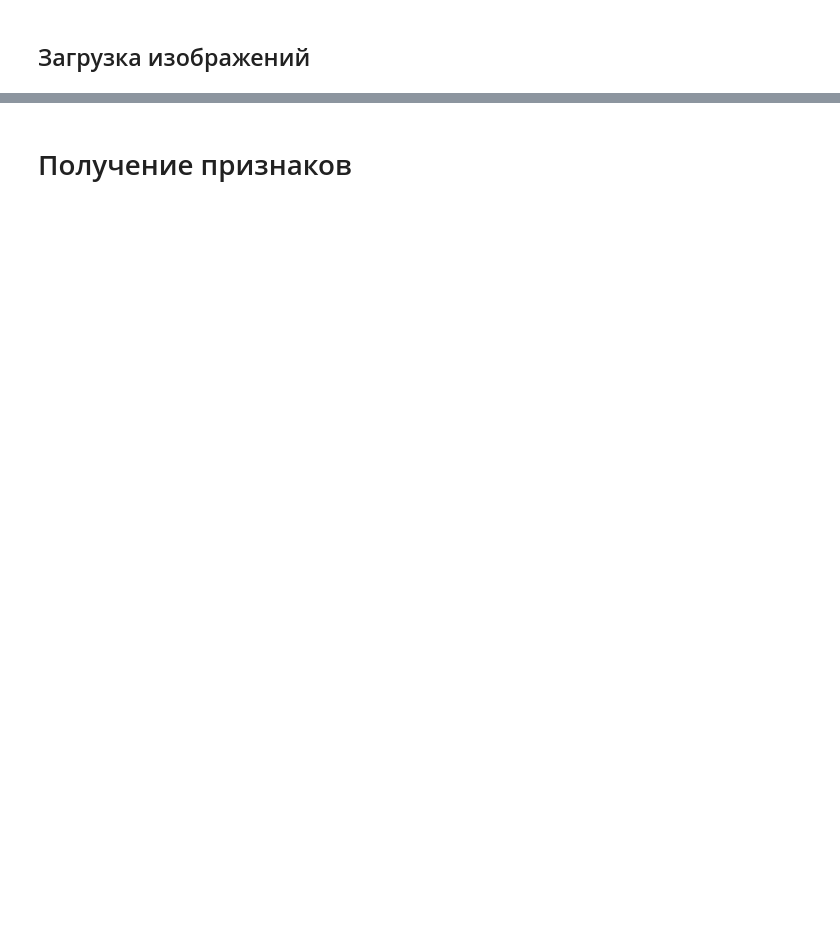
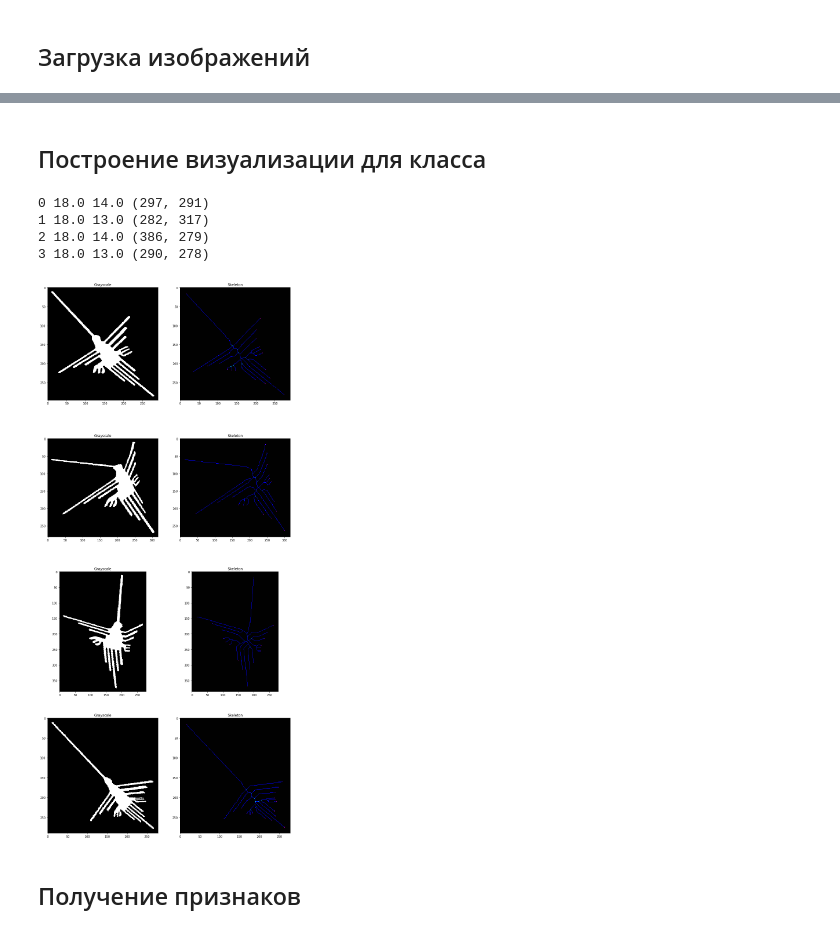
Before and after one commit to etoestja/inf, a Jupyter notebook: mipt/s8/ImageProcessing/2/Images2.ipynb, the cells around one changed output, grey strips where cells are left out. Drawn from its saved outputs; the diff is of its cells as text; code cells hidden in the pictures; blank space fills up the shorter version.

Commit message:
Update Images2

```diff
--- a/mipt/s8/ImageProcessing/2/Images2.ipynb
+++ b/mipt/s8/ImageProcessing/2/Images2.ipynb
@@ -126,0 +197,18 @@ def process_image(im):
+# %%
+features = ['f_leaves', 'f_intersections']
+r = [0] * n_classes
+for i in range(n_classes):
+    idx_class = np.where(y == i)[0]
+    r[i] = {}
+    for f in features:
+        r[i][f] = []
+    for j1 in idx_class:
+        for j2 in idx_class:
+            for f in features:
+                if j1 < j2:
+                    r[i][f].append(abs(res[j1][f] - res[j2][f]))
+# %%
+for i in range(n_classes):
+    for f in features:
+        rr = r[i][f]
+        print("Class {}\t{}:\tMin {} Mean {} Max {}".format(i, f[:10], round(np.min(rr), 2), round(np.mean(rr), 0), np.max(rr)))
@@ -127,2 +230,29 @@ def process_image(im):
+# %% [markdown]
+## Построение визуализации для класса
+# %%
+class_visual = 0
+idx_visual = np.where(y == class_visual)[0]
+res_visual = []
+for i in idx_visual:
+    res_visual.append(res[i])
+#res_visual = process_collection(idx_visual)
+N_visual = len(idx_visual)
+# %%
+for i in range(N_visual):
+    print(idx_visual[i], res_visual[i]['f_leaves'], res_visual[i]['f_intersections'], res_visual[i]['im_bin'].shape)
+# %% [output]
+0 18.0 14.0 (297, 291)
+1 18.0 13.0 (282, 317)
+2 18.0 14.0 (386, 279)
+3 18.0 13.0 (290, 278)
+# %%
+f, axarr = plt.subplots(N_visual, 2, figsize=(15,35))
+for i in range(len(idx_visual)):
+    axarr[i, 0].imshow(res_visual[i]['im_bin'], cmap = 'gray', interpolation = 'nearest')
+    axarr[i, 0].set_title('Grayscale')
+    axarr[i, 1].imshow(res_visual[i]['preview'], interpolation = 'nearest')
+    axarr[i, 1].set_title('Skeleton')
+# %% [output]
+[figure, added]
 # %% [markdown]
-# Получение признаков
+## Получение признаков
```
Also changed, not shown: parts of 40 cells of this notebook.
